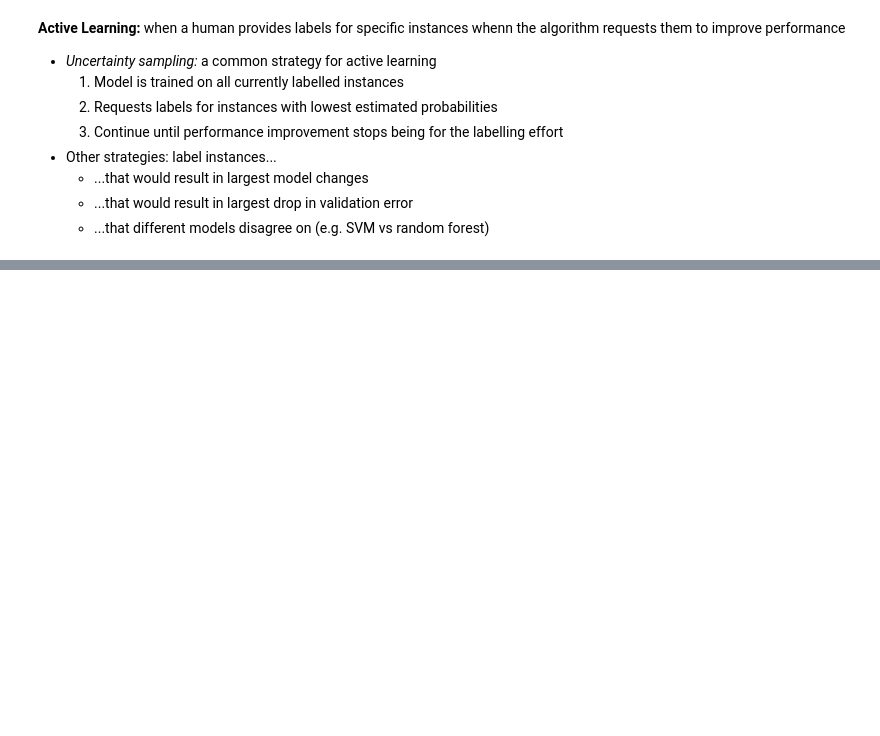
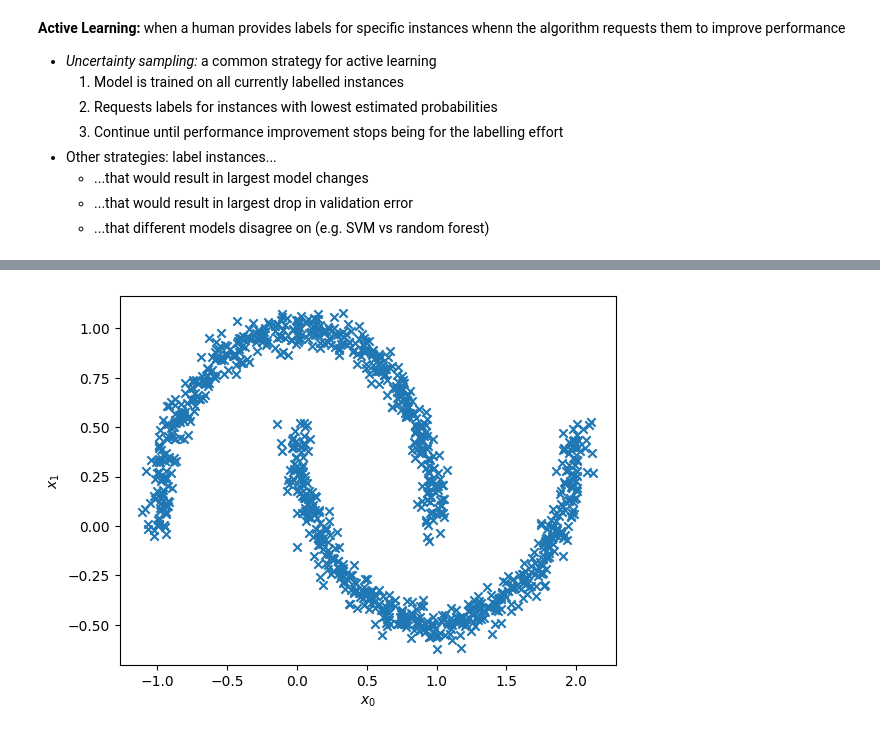
Before and after one commit to chris-leonard/hands-on-machine-learning, a Jupyter notebook: chapter-9/chapter-9-notes.ipynb, the cells around one changed output, grey strips where cells are left out. Cells and saved outputs as stored; diff of their text form; code cells hidden in the pictures; blank space fills up the shorter version.

```diff
--- a/chapter-9/chapter-9-notes.ipynb
+++ b/chapter-9/chapter-9-notes.ipynb
@@ -761,0 +785,19 @@ Optimised Representative Propagated Logistic Regression Test Accuracy: 0.919
+# %%
+# generate sample data
+X, y = make_moons(n_samples = 1000, noise = 0.05, random_state=RANDOM_STATE)
+
+def plot_data(X, ax=None, title=None):
+    if not ax:
+        fig, ax = plt.subplots()
+
+    ax.scatter(X[:, 0], X[:, 1], marker="x")
+
+    ax.set_xlabel("$x_0$")
+    ax.set_ylabel("$x_1$")
+
+    ax.set_title(title)
+
+
+plot_data(X)
+# %% [output]
+[figure, added]
```
Also changed, not shown: parts of 14 cells of this notebook.
